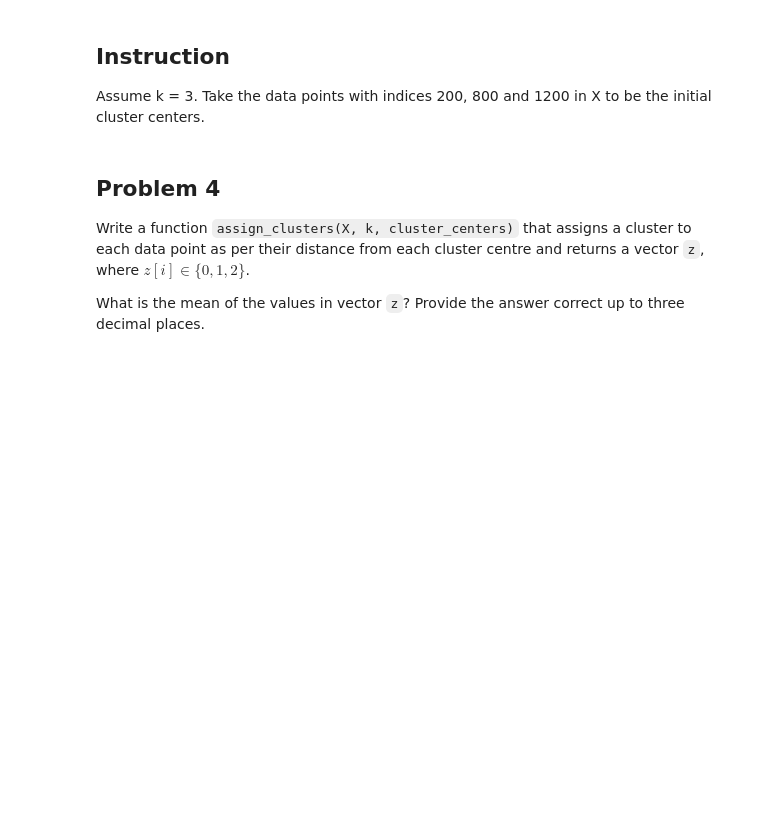
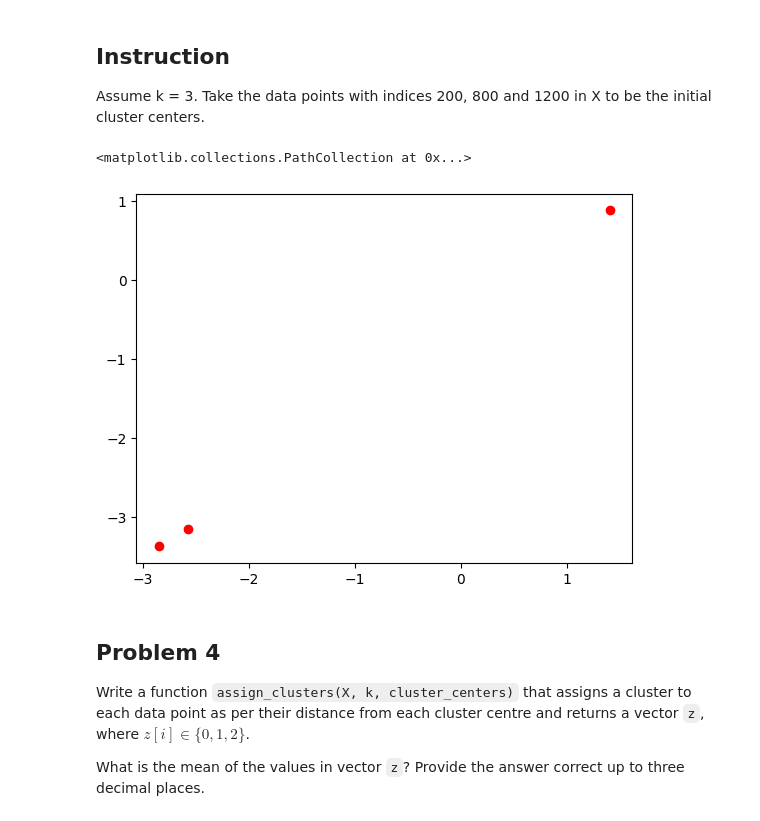
Before and after one commit to kumar-shivang/Machine-Learning-T, a Jupyter notebook: Week_3_Programming.ipynb, the cells around one changed output. Cells and saved outputs as stored; diff of their text form; code cells hidden in the pictures; blank space fills up the shorter version.

```diff
--- a/Week_3_Programming.ipynb
+++ b/Week_3_Programming.ipynb
@@ -53,3 +58,10 @@ Assume k = 3. Take the data points with indices 200, 800 and 1200 in X to be the
+# %%
+# Enter your code here
+initial_cluster_centers = np.array([X[200],X[800],X[1200]])
+plt.scatter(initial_cluster_centers[:,0], initial_cluster_centers[:,1], c='r')
+# %% [output]
+<matplotlib.collections.PathCollection at 0x...>
+[figure, added]
 # %% [markdown]
 ## Problem 4
 
```
Also changed, not shown: parts of 9 cells of this notebook.
